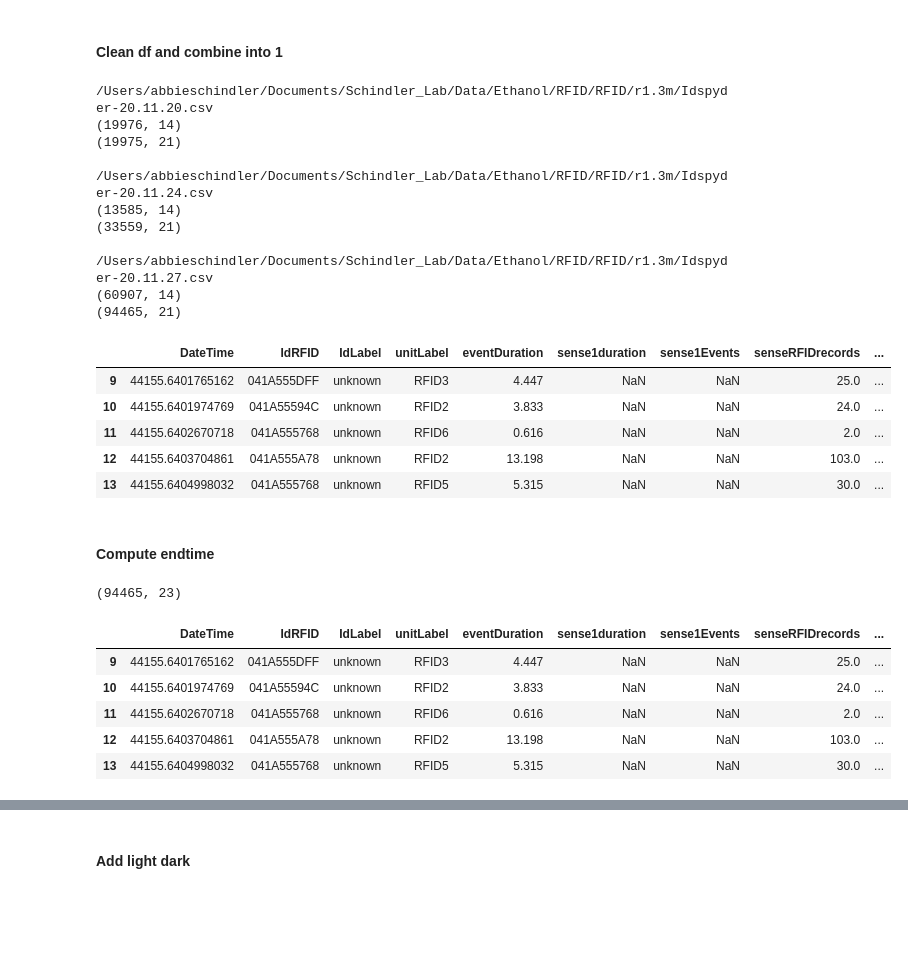
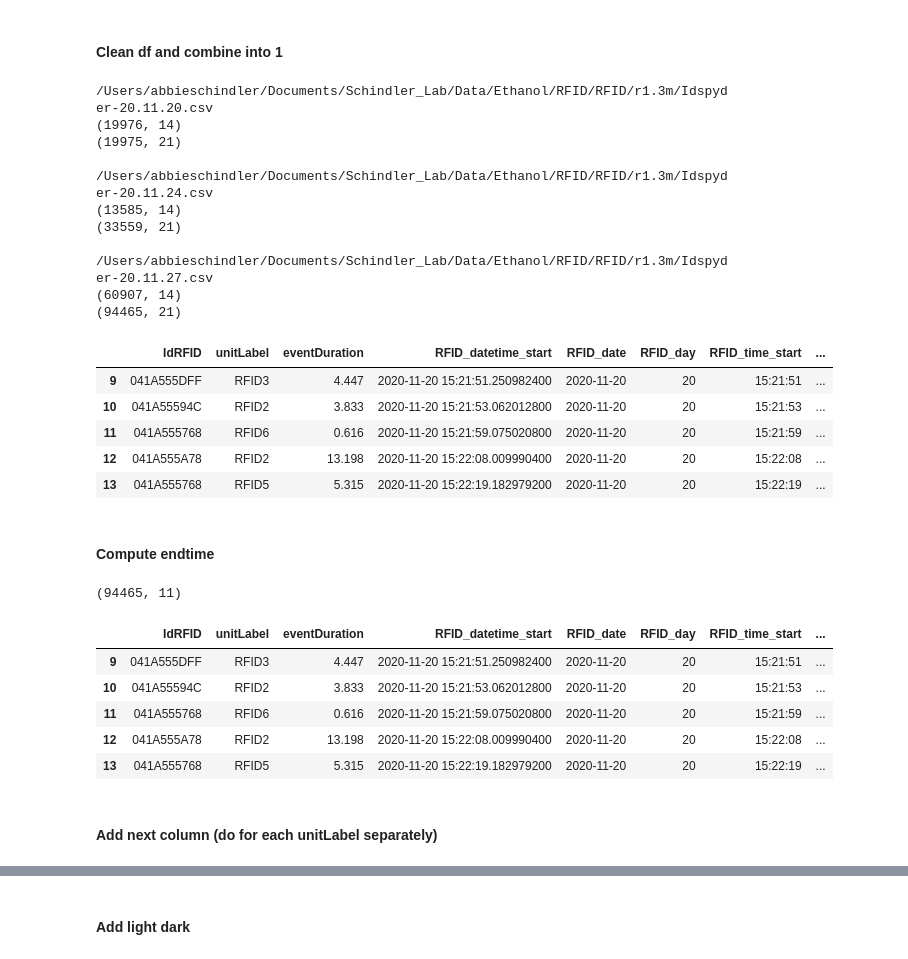
Before and after one commit to grace3999/RFID_polysubstance, a Jupyter notebook: RFID_VDM_3m.ipynb, the cells around one changed output, grey strips where cells are left out. Drawn from its saved outputs; the diff is of its cells as text; code cells hidden in the pictures; blank space fills up the shorter version.

```diff
--- a/RFID_VDM_3m.ipynb
+++ b/RFID_VDM_3m.ipynb
@@ -25,3 +25,16 @@ np.set_printoptions(suppress=True)
 ### RFID data
 # %% [markdown]
 #### Get paths for files to process
+# %%
+#create list of dir paths
+RFID_path = '/Users/abbieschindler/Documents/Schindler_Lab/Data/Ethanol/RFID/RFID/r1.3m'
+
+RFID_file_names = os.listdir(RFID_path)
+
+RFID_data_dir_paths = []
+
+for file in RFID_file_names:
+    int_path = RFID_path + '/' + file
+    RFID_data_dir_paths.append(int_path)
+
+RFID_data_dir_paths
@@ -28,13 +45,9 @@ np.set_printoptions(suppress=True)
 # %% [markdown]
 #### Clean df and combine into 1
 # %%
-paths = ['/Users/abbieschindler/Documents/Schindler_Lab/Data/Ethanol/RFID/RFID/r1.3m/Idspyder-20.11.20.csv',
-        '/Users/abbieschindler/Documents/Schindler_Lab/Data/Ethanol/RFID/RFID/r1.3m/Idspyder-20.11.24.csv',
-        '/Users/abbieschindler/Documents/Schindler_Lab/Data/Ethanol/RFID/RFID/r1.3m/Idspyder-20.11.27.csv']
-
 data_RFID = pd.DataFrame()
 
-for path in paths:
+for path in RFID_data_dir_paths:
     print(path)
 
     #create data table
@@ -46,45 +59,50 @@ for path in paths:
 
     #drop rows with no event duration
     data_RFID_int = data_RFID_int[~data_RFID_int['eventDuration'].isna()]
 
     #convert from ms to sec
     data_RFID_int['eventDuration'] = data_RFID_int['eventDuration']/1000
     #clean up and create datetime columns
     data_RFID_int['start_datetime'] = pd.to_datetime(data_RFID_int['DateTime'], unit='d')
     #can't figure out datetime format so hard code for now
-    data_RFID_int['start_datetime_correct'] = [x.replace(year = 2020) - dt.timedelta(days = 2) for x in data_RFID_int['start_datetime']]
-    data_RFID_int['date'] = data_RFID_int['start_datetime_correct'].dt.date
-    data_RFID_int['day'] = data_RFID_int['start_datetime_correct'].dt.day
-    data_RFID_int['start_time'] = [x.split(' ')[1] for x in data_RFID_int['start_datetime_correct'].dt.strftime("%Y-%m-%d %H:%M:%S")]
-    data_RFID_int['hour'] = data_RFID_int['start_datetime_correct'].dt.hour
-    data_RFID_int['min'] = data_RFID_int['start_datetime_correct'].dt.minute
+    data_RFID_int['RFID_datetime_start'] = [x.replace(year = 2020) - dt.timedelta(days = 2) for x in data_RFID_int['start_datetime']]
+    data_RFID_int['RFID_date'] = data_RFID_int['RFID_datetime_start'].dt.date
+    data_RFID_int['RFID_day'] = data_RFID_int['RFID_datetime_start'].dt.day
+    data_RFID_int['RFID_time_start'] = [x.split(' ')[1] for x in data_RFID_int['RFID_datetime_start'].dt.strftime("%Y-%m-%d %H:%M:%S")]
+    data_RFID_int['RFID_hour'] = data_RFID_int['RFID_datetime_start'].dt.hour
+    data_RFID_int['RFID_min'] = data_RFID_int['RFID_datetime_start'].dt.minute
 
     if data_RFID.empty:
         data_RFID = data_RFID_int
     else:
         data_RFID = pd.concat([data_RFID, data_RFID_int], axis=0)
 
     print(data_RFID.shape,'\n')
 
+#clean columns
+data_RFID = data_RFID[['IdRFID', 'unitLabel', 'eventDuration',
+       'RFID_datetime_start', 'RFID_date',
+       'RFID_day', 'RFID_time_start', 'RFID_hour', 'RFID_min']]
+
 data_RFID.head()
 # %% [output]
 /Users/abbieschindler/Documents/Schindler_Lab/Data/Ethanol/RFID/RFID/r1.3m/Idspyder-20.11.20.csv
 (19976, 14)
 (19975, 21)
 
 /Users/abbieschindler/Documents/Schindler_Lab/Data/Ethanol/RFID/RFID/r1.3m/Idspyder-20.11.24.csv
 (13585, 14)
 (33559, 21)
 
 /Users/abbieschindler/Documents/Schindler_Lab/Data/Ethanol/RFID/RFID/r1.3m/Idspyder-20.11.27.csv
 (60907, 14)
 (94465, 21)
-|  | DateTime | IdRFID | IdLabel | unitLabel | eventDuration | sense1duration | sense1Events | senseRFIDrecords | ... |
-| 9 | 44155.6401765162 | 041A555DFF | unknown | RFID3 | 4.447 | NaN | NaN | 25.0 | ... |
-| 10 | 44155.6401974769 | 041A55594C | unknown | RFID2 | 3.833 | NaN | NaN | 24.0 | ... |
-| 11 | 44155.6402670718 | 041A555768 | unknown | RFID6 | 0.616 | NaN | NaN | 2.0 | ... |
-| 12 | 44155.6403704861 | 041A555A78 | unknown | RFID2 | 13.198 | NaN | NaN | 103.0 | ... |
-| 13 | 44155.6404998032 | 041A555768 | unknown | RFID5 | 5.315 | NaN | NaN | 30.0 | ... |
+|  | IdRFID | unitLabel | eventDuration | RFID_datetime_start | RFID_date | RFID_day | RFID_time_start | ... |
+| 9 | 041A555DFF | RFID3 | 4.447 | 2020-11-20 15:21:51.250982400 | 2020-11-20 | 20 | 15:21:51 | ... |
+| 10 | 041A55594C | RFID2 | 3.833 | 2020-11-20 15:21:53.062012800 | 2020-11-20 | 20 | 15:21:53 | ... |
+| 11 | 041A555768 | RFID6 | 0.616 | 2020-11-20 15:21:59.075020800 | 2020-11-20 | 20 | 15:21:59 | ... |
+| 12 | 041A555A78 | RFID2 | 13.198 | 2020-11-20 15:22:08.009990400 | 2020-11-20 | 20 | 15:22:08 | ... |
+| 13 | 041A555768 | RFID5 | 5.315 | 2020-11-20 15:22:19.182979200 | 2020-11-20 | 20 | 15:22:19 | ... |
 # %% [markdown]
 #### Compute endtime
 # %%
@@ -94,16 +112,18 @@ def add_duration(a, b):
 
     return newtime
 
-data_RFID['end_datetime'] = data_RFID.apply(lambda row: add_duration(row['start_datetime_correct'], row['eventDuration']), axis=1)
-data_RFID['end_time'] = [x.split(' ')[1] for x in data_RFID['end_datetime'].dt.strftime("%Y-%m-%d %H:%M:%S")]
+data_RFID['RFID_datetime_end'] = data_RFID.apply(lambda row: add_duration(row['RFID_datetime_start'], row['eventDuration']), axis=1)
+data_RFID['RFID_time_end'] = [x.split(' ')[1] for x in data_RFID['RFID_datetime_end'].dt.strftime("%Y-%m-%d %H:%M:%S")]
 
 print(data_RFID.shape)
 data_RFID.head()
 # %% [output]
-(94465, 23)
+(94465, 11)
-|  | DateTime | IdRFID | IdLabel | unitLabel | eventDuration | sense1duration | sense1Events | senseRFIDrecords | ... |
-| 9 | 44155.6401765162 | 041A555DFF | unknown | RFID3 | 4.447 | NaN | NaN | 25.0 | ... |
-| 10 | 44155.6401974769 | 041A55594C | unknown | RFID2 | 3.833 | NaN | NaN | 24.0 | ... |
-| 11 | 44155.6402670718 | 041A555768 | unknown | RFID6 | 0.616 | NaN | NaN | 2.0 | ... |
-| 12 | 44155.6403704861 | 041A555A78 | unknown | RFID2 | 13.198 | NaN | NaN | 103.0 | ... |
-| 13 | 44155.6404998032 | 041A555768 | unknown | RFID5 | 5.315 | NaN | NaN | 30.0 | ... |
+|  | IdRFID | unitLabel | eventDuration | RFID_datetime_start | RFID_date | RFID_day | RFID_time_start | ... |
+| 9 | 041A555DFF | RFID3 | 4.447 | 2020-11-20 15:21:51.250982400 | 2020-11-20 | 20 | 15:21:51 | ... |
+| 10 | 041A55594C | RFID2 | 3.833 | 2020-11-20 15:21:53.062012800 | 2020-11-20 | 20 | 15:21:53 | ... |
+| 11 | 041A555768 | RFID6 | 0.616 | 2020-11-20 15:21:59.075020800 | 2020-11-20 | 20 | 15:21:59 | ... |
+| 12 | 041A555A78 | RFID2 | 13.198 | 2020-11-20 15:22:08.009990400 | 2020-11-20 | 20 | 15:22:08 | ... |
+| 13 | 041A555768 | RFID5 | 5.315 | 2020-11-20 15:22:19.182979200 | 2020-11-20 | 20 | 15:22:19 | ... |
+# %% [markdown]
+#### Add next column (do for each unitLabel separately)
```
Also changed, not shown: parts of 34 cells of this notebook, 1 other file.
